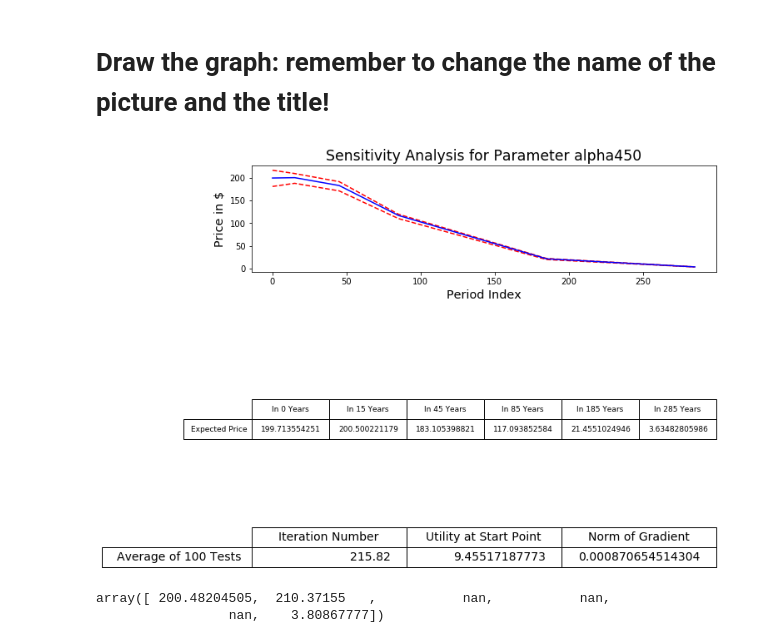
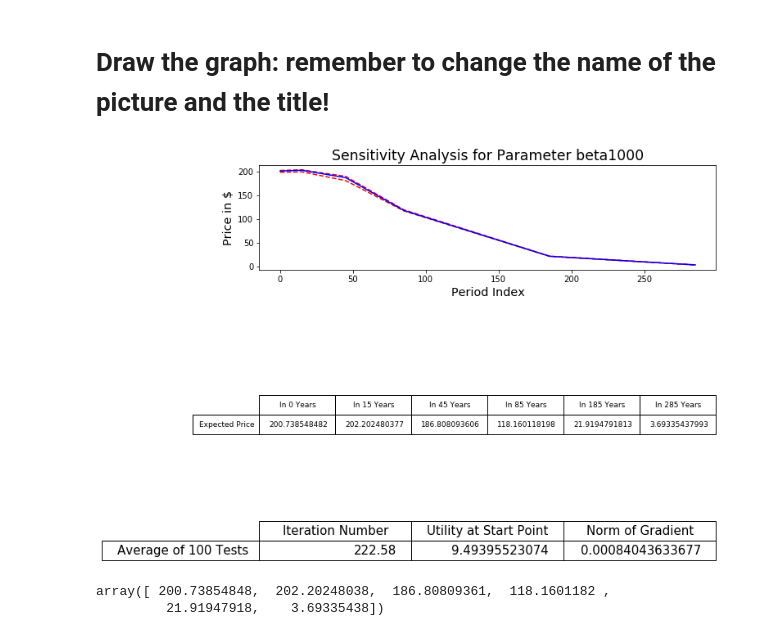
Before and after one commit to Yili-Yang/Litterman_Carbon_Pricing, a Jupyter notebook: ezclimate/graph.ipynb, the cells around one changed output. Drawn from its saved outputs; the diff is of its cells as text; code cells hidden in the pictures.

```diff
--- a/ezclimate/graph.ipynb
+++ b/ezclimate/graph.ipynb
@@ -12,11 +12,13 @@ import numpy as np
 # read the file to variable data and import all the variables we concern
 # %%
 #load results stored in matlab
-data = sio.loadmat('sensitivity_result_1.mat') #change the name of the file to read
+data = sio.loadmat('sensitivity_result_6.mat') #change the name of the file to read
+data_base = sio.loadmat('sensitivity_base_results.mat')
 p = np.array(-data['price_summary'])
-m = np.array(data['mitigation_summary'])
+# m = np.array(data['mitigation_summary'])
 iteration = np.array(data['iteration_summary'])
 u = np.array(-data['utility_summary'])
-u_node = np.array(-data['utility_node_summary'])
+# u_node = np.array(-data['utility_node_summary'])
 norm = np.array(data['final_norm_g_QN_summary'])
-fcount = np.array(data['fcount_summary'])
+# fcount = np.array(data['fcount_summary'])
+p_base = np.array(data_base['price_m_t'])
@@ -68,14 +73,16 @@ decision_times=[0, 15, 45, 85, 185, 285, 385]
 
 #get the period average and 2 boundaries with get_ave_price and get_90_quantile
 period_price_ave = get_ave_price(p, decision_times)
+period_price_base = get_ave_price(p_base,decision_times)
+period_price_base = -np.mean(period_price_base,axis=0)
 list_min,list_max = get_90_quantile(period_price_ave)
 
 fig, (ax, tabay, tabax) = plt.subplots(nrows=3, figsize=(10,8))
 #draw the subplot with the sample average and the 2 boundaries
 ax.plot(decision_times[:-1],list_min, 'r--',
         decision_times[:-1],list_max, 'r--',
-        decision_times[:-1],np.average(period_price_ave,0),'b')
-ax.set_title("Sensitivity Analysis for Parameter alpha450", size ='xx-large')
+        decision_times[:-1],period_price_base,'b')
+ax.set_title("Sensitivity Analysis for Parameter beta1000", size ='xx-large')
 ax.set_ylabel('Price in $', size = 'x-large')
 ax.set_xlabel('Period Index', size = 'x-large')
 
@@ -86,37 +93,37 @@ row_label_price = ['Expected Price']
 cell_text_price = np.zeros([1,len(period_price_ave[0,:])])
 cell_text_price[0] = np.average(period_price_ave,0)
 the_table_price = tabay.table(cellText=cell_text_price,
                              rowLabels=row_label_price,
                              colLabels=columns_price)
 the_table_price.set_fontsize(38)
 the_table_price.scale(1,2)
 
 #draw the table with the average of some parameters
 tabax.axis("off")
 columns = ['Iteration Number','Utility at Start Point', 'Norm of Gradient'] #define the parameters
 row_label = ['Average of %d Tests' %p.shape[1]] #define the label/content of the rows
 rows = len(row_label)
 cell_text = np.zeros([1,len(columns)]) #define the content of the table
 #append the cell_text if you want to display the information of all the inividual samples
 #for row in range(len(norm)):
     #cell_text[row,:]=[iteration[row],u[row],norm[row]]
 cell_text[0,:] = [np.average(iteration),np.average(u),np.average(norm)]
 
 the_table = tabax.table(cellText=cell_text,
                   rowLabels=row_label,
                   #rowColours=colors,
                   colLabels=columns,
                        loc = 'bottom')#define the table
 the_table.set_fontsize(34)
 the_table.scale(1, 2)
 
 #save the figure
-fig.savefig('sensitivity_result_1_.png',bbox_inches='tight')#change the name of the figure here
+fig.savefig('sensitivity_result_6_.png',bbox_inches='tight')#change the name of the figure here
 plt.show()
 # %% [output]
-[figure, old version]
+[figure, new version]
 # %%
 np.average(period_price_ave,0)
 # %% [output]
-array([ 200.48204505,  210.37155   ,           nan,           nan,
-                 nan,    3.80867777])
+array([ 200.73854848,  202.20248038,  186.80809361,  118.1601182 ,
+         21.91947918,    3.69335438])
```
Also changed, not shown: parts of 3 cells of this notebook, 47 other files.
